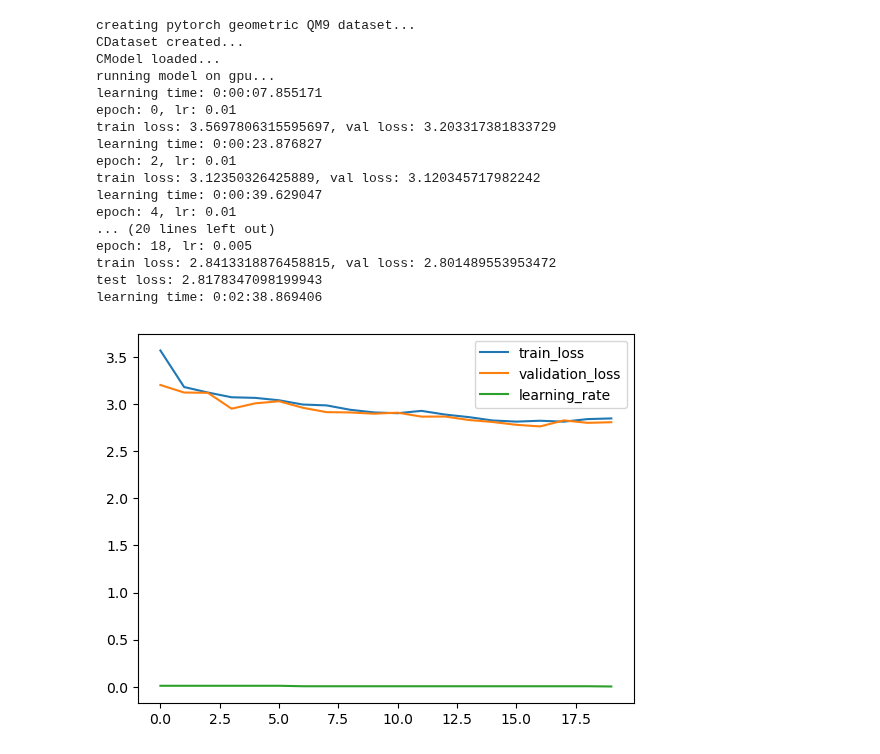
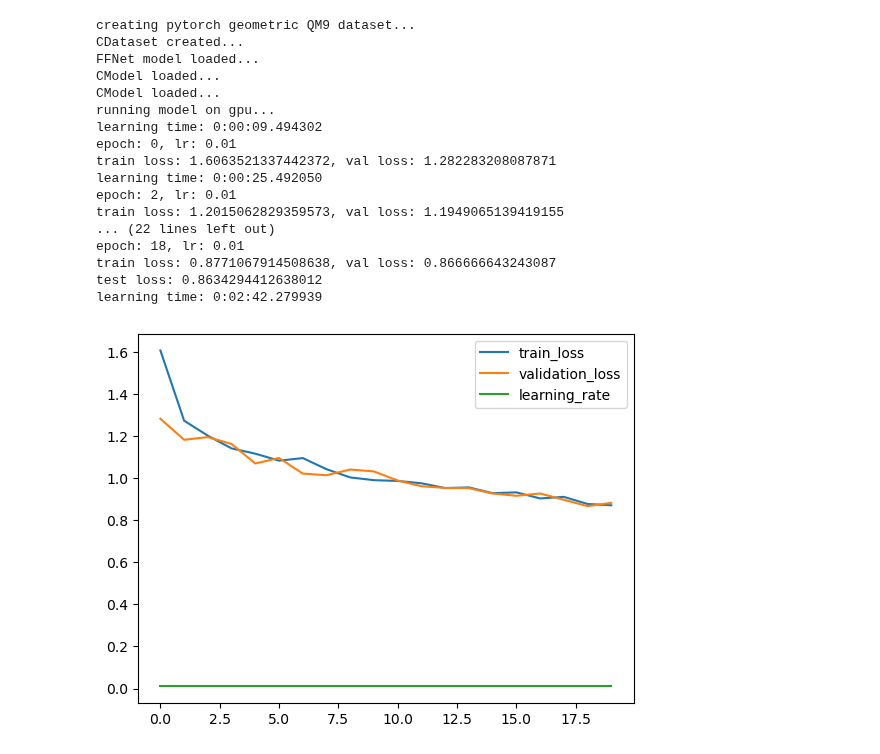
Before and after one commit to icanswim/qchem, a Jupyter notebook: experiment.ipynb, the cells around one changed output. Cells and saved outputs as stored; diff of their text form; code cells hidden in the pictures.

Commit message:
upgrade to GraphNet

```diff
--- a/experiment.ipynb
+++ b/experiment.ipynb
@@ -211,7 +148,8 @@ class IndexY(T.BaseTransform):
 model_params = {'in_channels': 11,
                 'hidden': 512,
                 'out_channels': 1,
-                'depth': 2}
+                'depth': 2,
+                }
 
 
 ds_params = {'train_params': {'dataset': 'QM9',
@@ -220,45 +158,45 @@ ds_params = {'train_params': {'dataset': 'QM9',
                                             'transform': T.Compose([IndexY(0),
                                                                     T.AddSelfLoops()])}}}
 
 metrics_params = {'report_interval': 10,
                   'log_plot': False}
 
 opt_params = {'lr': 0.01}
 
 crit_params = {'reduction': 'sum'}
 
 sample_params = {'set_seed': 88,
                  'splits': (.7, .15)}
 
 sched_params = {'factor': .5,
                 'patience': 2,
                 'cooldown': 1}
 
 l = Learn([PGDS], GraphNet, Selector,
           Optimizer=Adam, Scheduler=ReduceLROnPlateau, Criterion=MSELoss, DataLoader=DataLoader,
           model_params=model_params, ds_params=ds_params, sample_params=sample_params,
           opt_params=opt_params, sched_params=sched_params, crit_params=crit_params,
           metrics_params=metrics_params,
           squeeze_y_pred=True, batch_size=256, epochs=20)
 # %% [output]
 creating pytorch geometric QM9 dataset...
 CDataset created...
+FFNet model loaded...
+CModel loaded...
 CModel loaded...
 running model on gpu...
-learning time: 0:00:07.855171
+learning time: 0:00:09.494302
 epoch: 0, lr: 0.01
-train loss: 3.5697806315595697, val loss: 3.203317381833729
-learning time: 0:00:23.876827
+train loss: 1.6063521337442372, val loss: 1.282283208087871
+learning time: 0:00:25.492050
 epoch: 2, lr: 0.01
-train loss: 3.12350326425889, val loss: 3.120345717982242
-learning time: 0:00:39.629047
-epoch: 4, lr: 0.01
-... (20 lines left out)
-epoch: 18, lr: 0.005
-train loss: 2.8413318876458815, val loss: 2.801489553953472
-test loss: 2.8178347098199943
-learning time: 0:02:38.869406
+train loss: 1.2015062829359573, val loss: 1.1949065139419155
+... (22 lines left out)
+epoch: 18, lr: 0.01
+train loss: 0.8771067914508638, val loss: 0.866666643243087
+test loss: 0.8634294412638012
+learning time: 0:02:42.279939
-[figure, old version]
+[figure, new version]
 # %%
 #example cosmosis/qchem PyG dataset wrapper with custum transform with
 #dictionary output and custom cosmosis model
```
Also changed, not shown: parts of 11 cells of this notebook, 2 other files.
